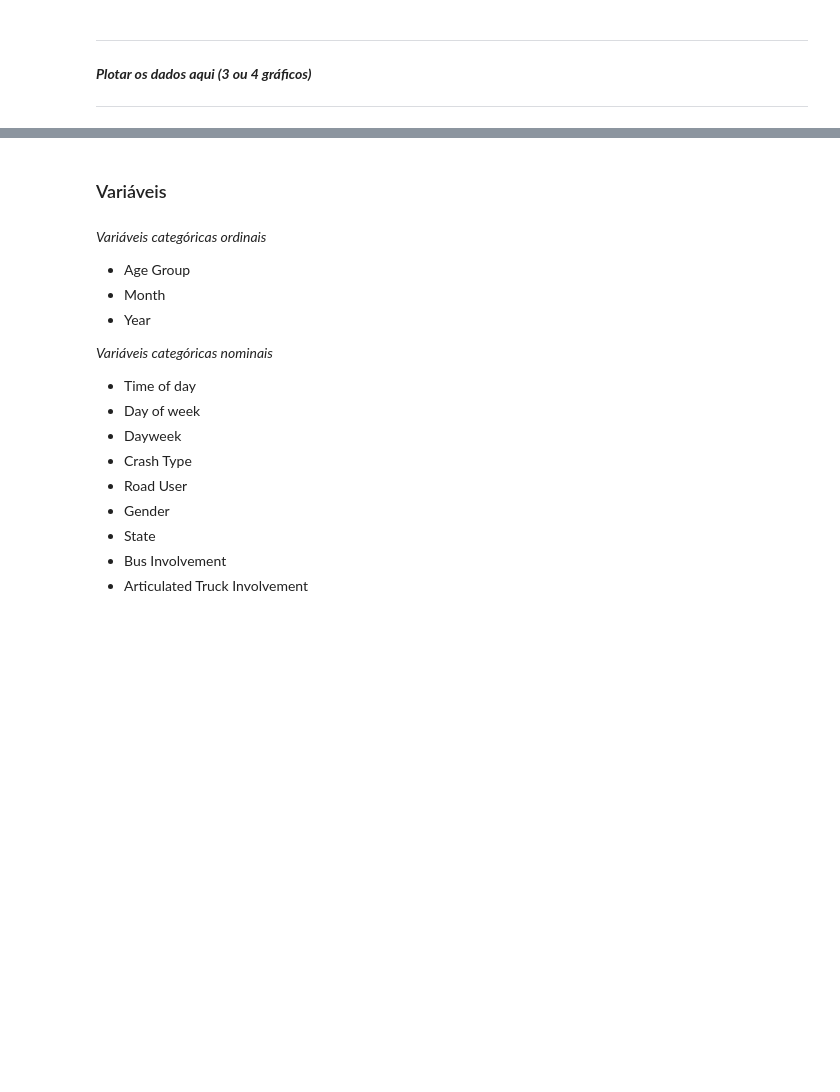
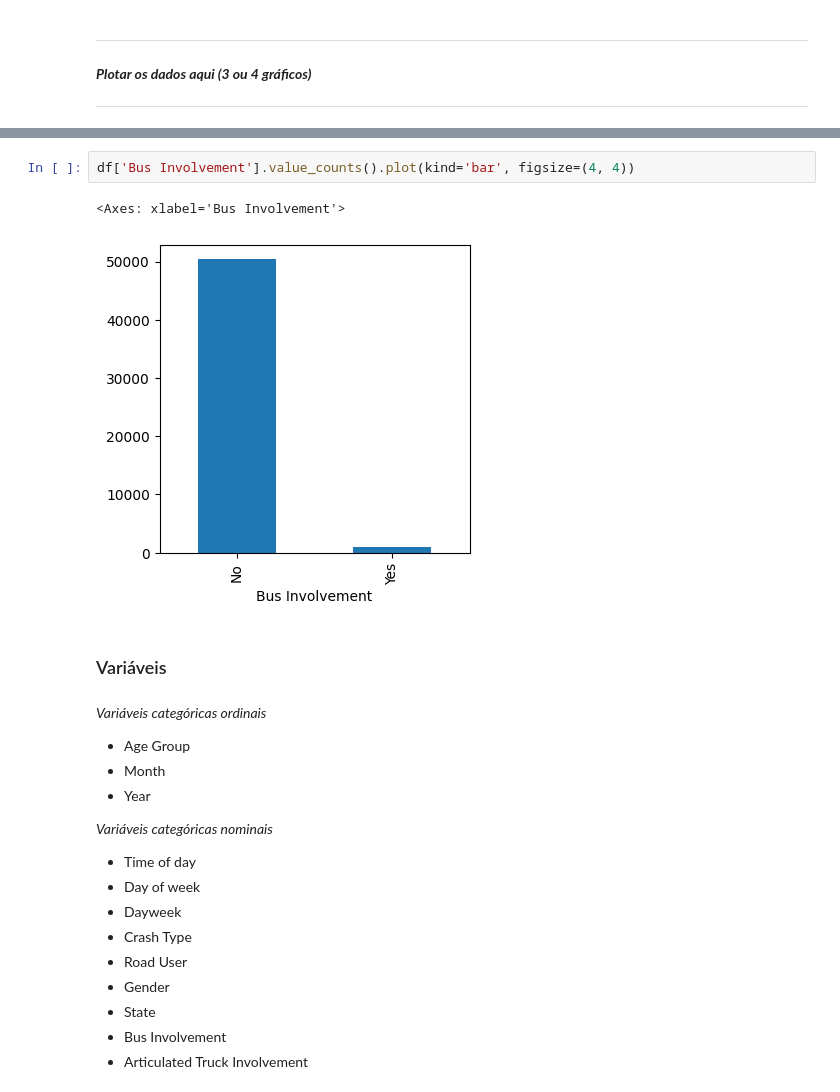
Before and after one commit to NicoleCarvalh/LinearRegressionML, a Jupyter notebook: Cleaning.ipynb, the cells around one changed output, grey strips where cells are left out. Cells and saved outputs as stored; diff of their text form; blank space fills up the shorter version.

```diff
--- a/Cleaning.ipynb
+++ b/Cleaning.ipynb
@@ -62,3 +92,8 @@ _**Plotar os dados aqui (3 ou 4 gráficos)**_
+# %%
+df['Bus Involvement'].value_counts().plot(kind='bar', figsize=(4, 4))
+# %% [output]
+<Axes: xlabel='Bus Involvement'>
+[figure, added]
 # %% [markdown]
 ### Variáveis
 # %% [markdown]
```
Also changed, not shown: parts of 6 cells of this notebook.
